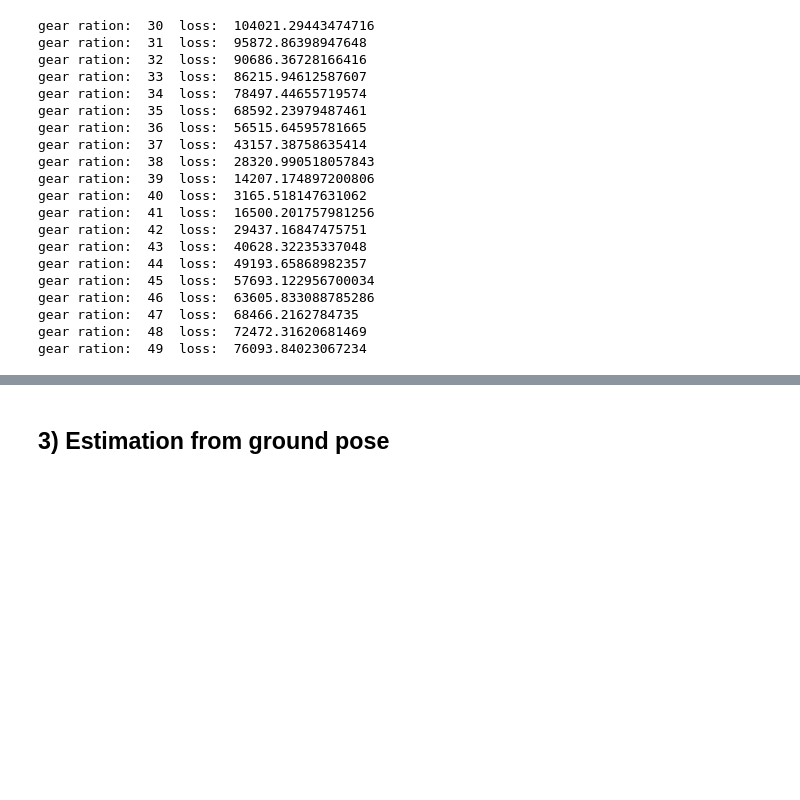
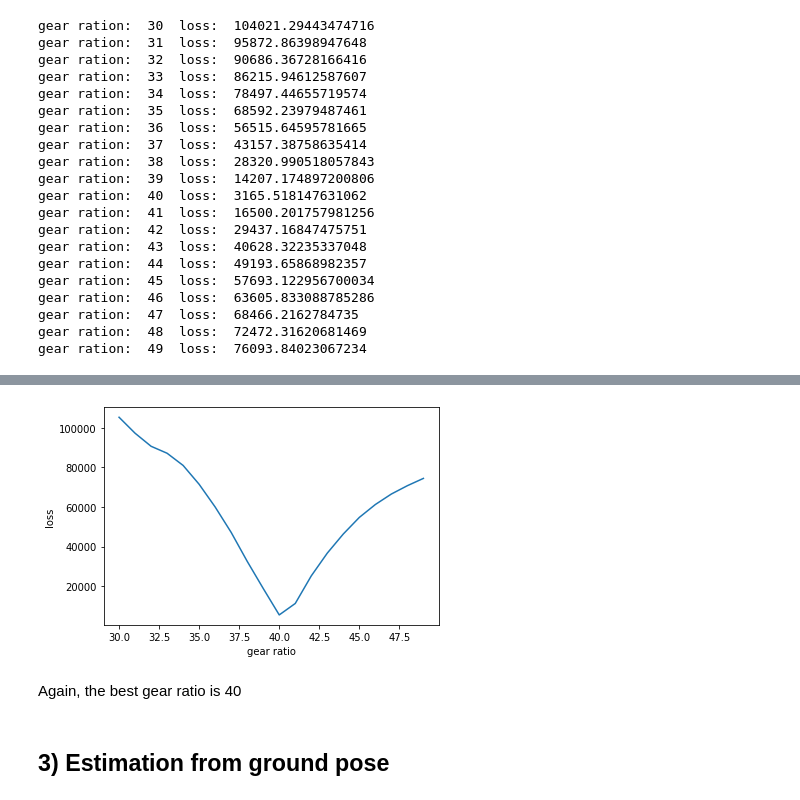
Before and after one commit to AlessioGalluccio/robotics_odometry_project_1, a Jupyter notebook: estimation_notebook/Apparent_baseline_and_Gear_ratio_estimation.ipynb, the cells around one changed output, grey strips where cells are left out. Cells and saved outputs as stored; diff of their text form; code cells hidden in the pictures; blank space fills up the shorter version.

```diff
--- a/estimation_notebook/Apparent_baseline_and_Gear_ratio_estimation.ipynb
+++ b/estimation_notebook/Apparent_baseline_and_Gear_ratio_estimation.ipynb
@@ -290,0 +297,17 @@ It's quite clear that the best gear ratio is 40, since there is a clear minimum
+# %%
+loss_obtained = []
+GEAR_RATIO_tested = []
+for GEAR_RATIO in np.arange(30,50,1):
+  prediction = give_prediction(0.49, GEAR_RATIO)
+  total_loss = 0
+  #in 14000 we are sure not to find any error between scout_odom and speeds
+  for t in range(14000):
+    roll_x, pitch_y, yaw_z = values_from_quaternion(scout_odom['pose.pose.orientation.x'][t], scout_odom['pose.pose.orientation.y'][t], scout_odom['pose.pose.orientation.z'][t], scout_odom['pose.pose.orientation.w'][t])
+    #print('x: ',scout_odom['pose.pose.position.x'][t], ' versus ', prediction[t][0])
+    #print('y: ',scout_odom['pose.pose.position.y'][t], ' versus ', prediction[t][1])
+    #print('o: ',yaw_z, ' versus ', prediction[t][2])
+    total_loss += loss(prediction[t][0],prediction[t][1],prediction[t][2], scout_odom['pose.pose.position.x'][t], scout_odom['pose.pose.position.y'][t], yaw_z)
+    #print(prediction[t])
+  print('gear ratio: ', GEAR_RATIO, ' loss: ', total_loss)
+  loss_obtained.append(total_loss)
+  GEAR_RATIO_tested.append(GEAR_RATIO)
@@ -291,3 +335,12 @@ It's quite clear that the best gear ratio is 40, since there is a clear minimum
+# %%
+plt.plot(GEAR_RATIO_tested ,loss_obtained)
+plt.ylabel('loss')
+plt.xlabel('gear ratio')
+plt.show()
+# %% [output]
+[figure, added]
+# %% [markdown]
+Again, the best gear ratio is 40
 # %% [markdown]
 ## 3) Estimation from ground pose
 # %% [markdown]
```
Also changed, not shown: parts of 11 cells of this notebook, 1 other file.
